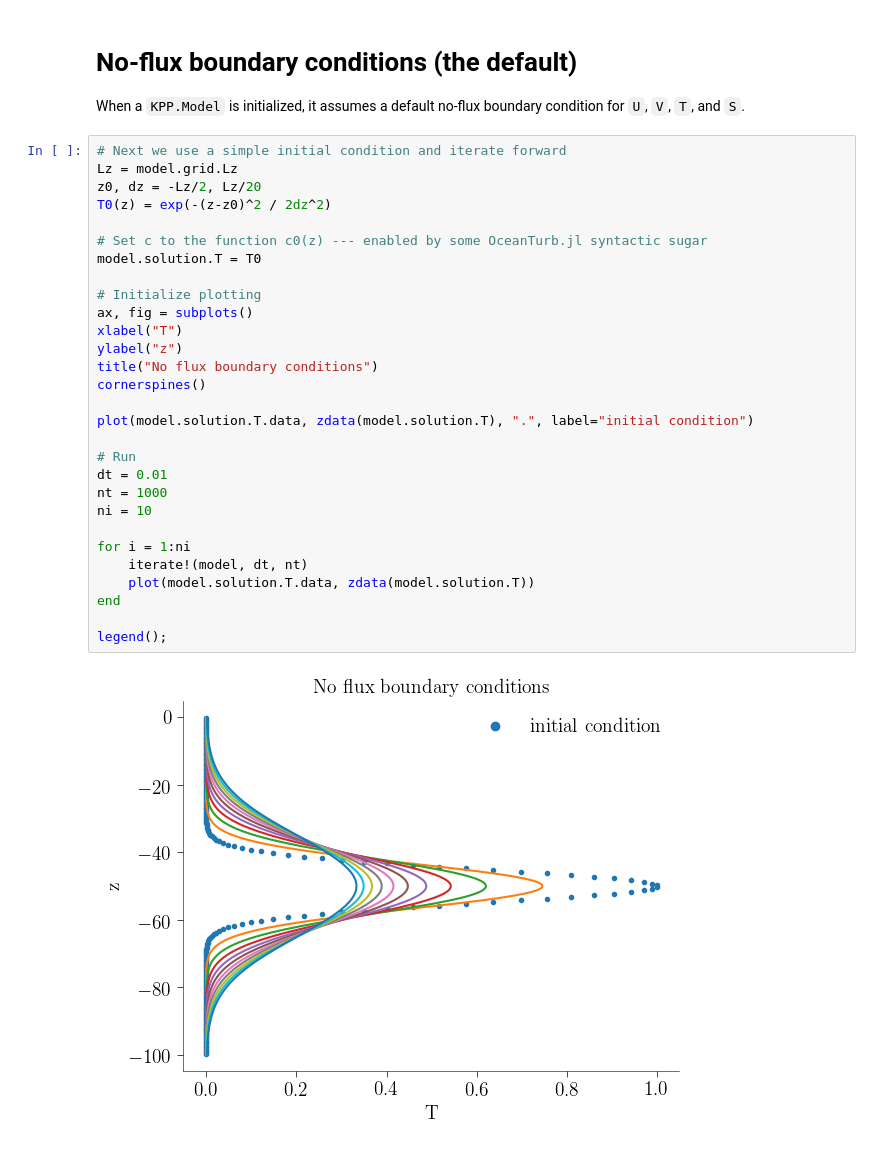
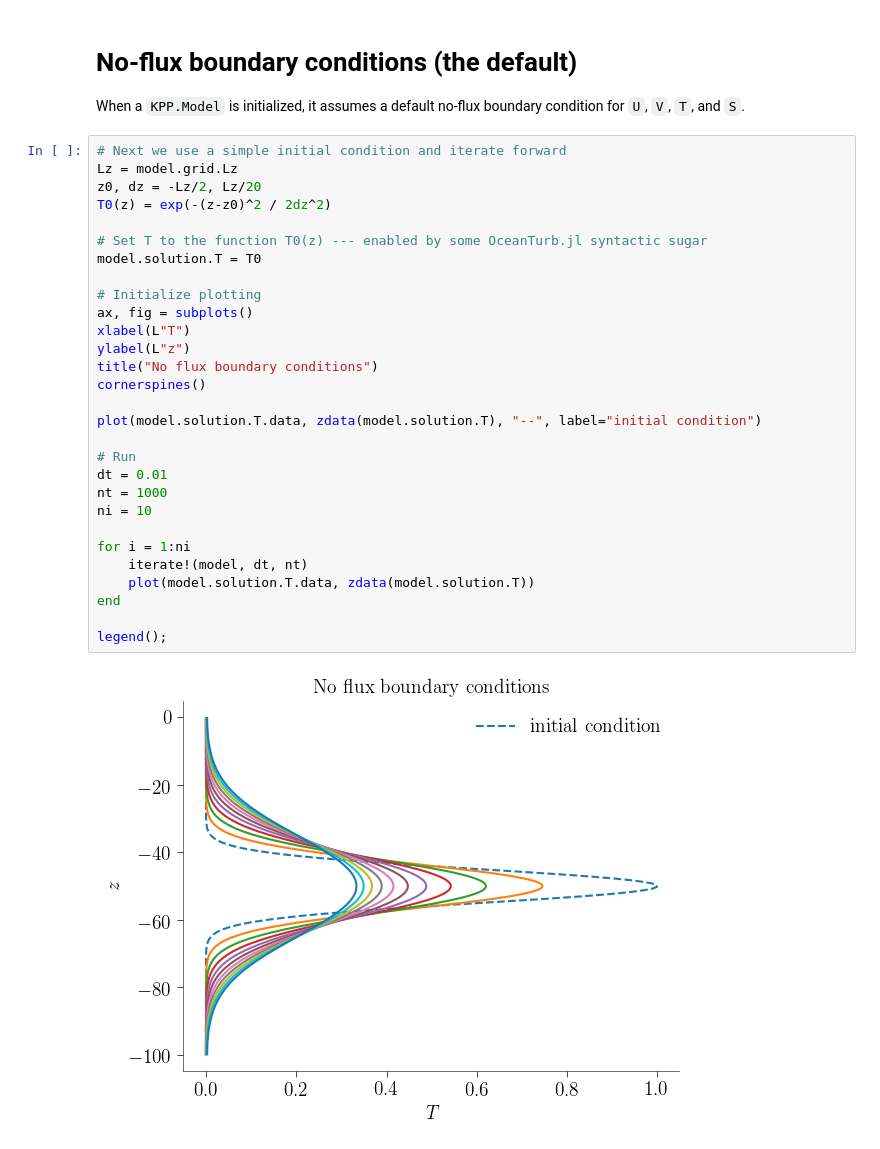
Before and after one commit to glwagner/OceanTurb.jl, a Jupyter notebook: examples/KPP_example.ipynb, the cells around one changed output. Cells and saved outputs as stored; diff of their text form.

```diff
--- a/examples/KPP_example.ipynb
+++ b/examples/KPP_example.ipynb
@@ -20,31 +22,31 @@ a default no-flux boundary condition for `U`, `V`, `T`, and `S`.
 # %%
 # Next we use a simple initial condition and iterate forward
 Lz = model.grid.Lz
 z0, dz = -Lz/2, Lz/20
 T0(z) = exp(-(z-z0)^2 / 2dz^2)
 
-# Set c to the function c0(z) --- enabled by some OceanTurb.jl syntactic sugar
+# Set T to the function T0(z) --- enabled by some OceanTurb.jl syntactic sugar
 model.solution.T = T0
 
 # Initialize plotting
 ax, fig = subplots()
-xlabel("T")
-ylabel("z")
+xlabel(L"T")
+ylabel(L"z")
 title("No flux boundary conditions")
 cornerspines()
 
-plot(model.solution.T.data, zdata(model.solution.T), ".", label="initial condition")
+plot(model.solution.T.data, zdata(model.solution.T), "--", label="initial condition")
 
 # Run
 dt = 0.01
 nt = 1000
 ni = 10
 
 for i = 1:ni
     iterate!(model, dt, nt)
     plot(model.solution.T.data, zdata(model.solution.T))
 end
 
 legend();
 # %% [output]
-[figure, old version]
+[figure, new version]
```
Also changed, not shown: parts of 3 cells of this notebook, 2 other files.
